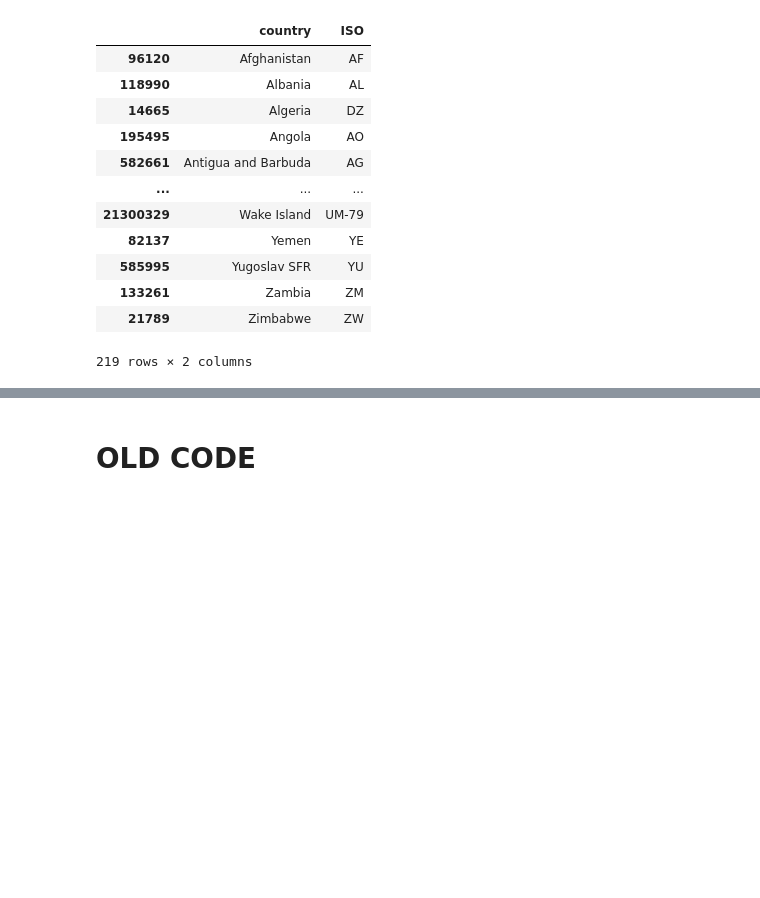
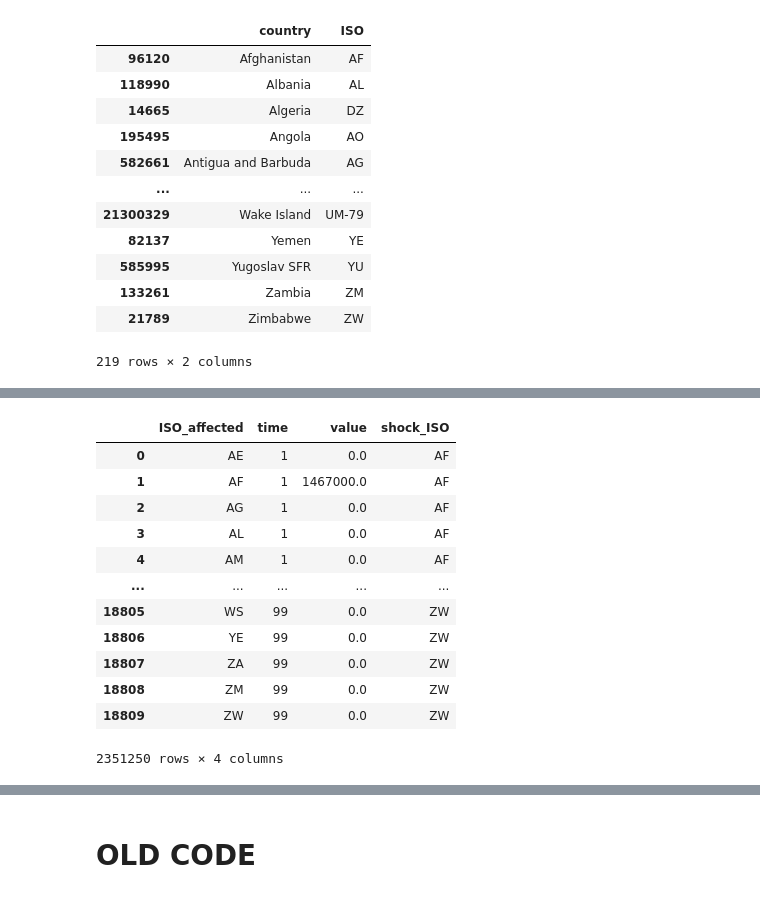
Before and after one commit to AFosch/Food_trade, a Jupyter notebook: Scripts/Cascade_failure.ipynb, the cells around one changed output, grey strips where cells are left out. Cells and saved outputs as stored; diff of their text form; code cells hidden in the pictures; blank space fills up the shorter version.

```diff
--- a/Scripts/Cascade_failure.ipynb
+++ b/Scripts/Cascade_failure.ipynb
@@ -185,0 +403,16 @@ ex:  185352764.85999998  dd:  100000000.0  exp_new:  185162533.77  final_dd:  99
+# %%
+long_dict[0.3]
+# %% [output]
+|  | ISO_affected | time | value | shock_ISO |
+| 0 | AE | 1 | 0.0 | AF |
+| 1 | AF | 1 | 1467000.0 | AF |
+| 2 | AG | 1 | 0.0 | AF |
+| 3 | AL | 1 | 0.0 | AF |
+| 4 | AM | 1 | 0.0 | AF |
+| ... | ... | ... | ... | ... |
+| 18805 | WS | 99 | 0.0 | ZW |
+| 18806 | YE | 99 | 0.0 | ZW |
+| 18807 | ZA | 99 | 0.0 | ZW |
+| 18808 | ZM | 99 | 0.0 | ZW |
+| 18809 | ZW | 99 | 0.0 | ZW |
+2351250 rows × 4 columns
```
Also changed, not shown: parts of 27 cells of this notebook.
